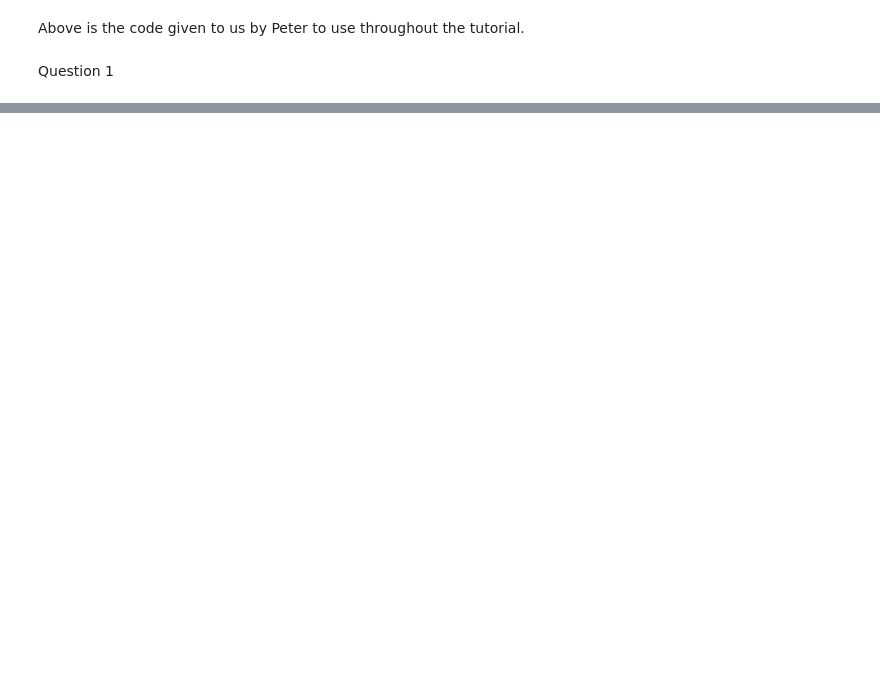
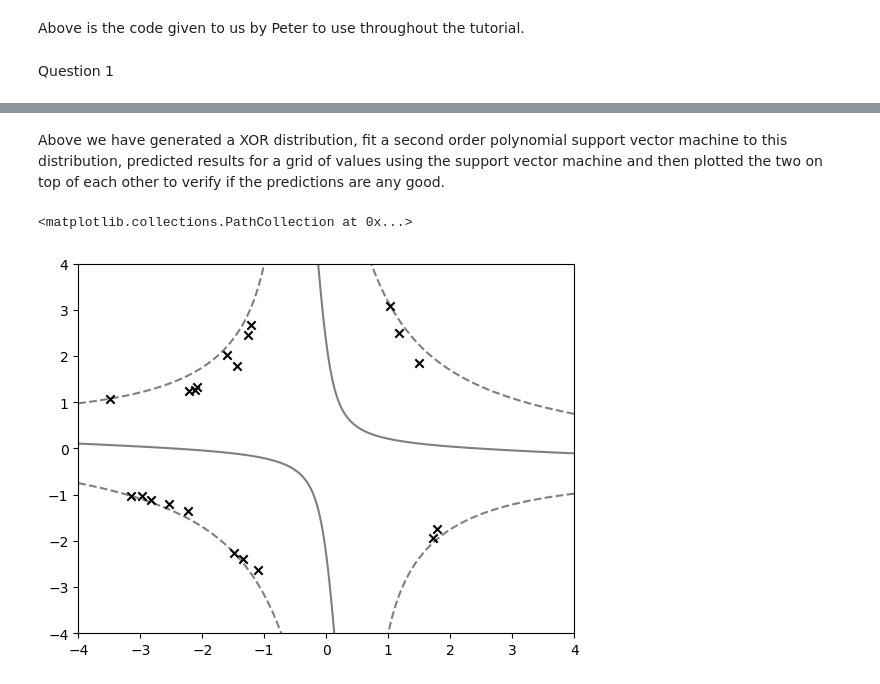
Before and after one commit to JGrant3101/ME4MachineLearning, a Jupyter notebook: Tutorial5.ipynb, the cells around one changed output, grey strips where cells are left out. Drawn from its saved outputs; the diff is of its cells as text; code cells hidden in the pictures; blank space fills up the shorter version.

```diff
--- a/Tutorial5.ipynb
+++ b/Tutorial5.ipynb
@@ -101,0 +128,19 @@ print(size(dataset[1]))
+# %% [markdown]
+Above we have generated a XOR distribution, fit a second order polynomial support vector machine to this distribution, predicted results for a grid of values using the support vector machine and then plotted the two on top of each other to verify if the predictions are any good.
+# %%
+# Getting the decision function
+decision = svm.decision_function(Xmesh)
+decision = np.reshape(decision, [200, 200])
+
+# Plotting contours
+fig2, ax2 = plt.subplots()
+ax2.contour(x1line, x2line, decision, colors = 'k', levels = [-1, 0, 1], alpha = 0.5, linestyles = ['--', '-', '--'])
+
+# Finding the support vectors
+sv = svm.support_vectors_
+
+# Plotting these
+plt.scatter(sv[:,0], sv[:,1], marker = 'x', c = '#000000')
+# %% [output]
+<matplotlib.collections.PathCollection at 0x...>
+[figure, added]
```
Also changed, not shown: parts of 11 cells of this notebook.
